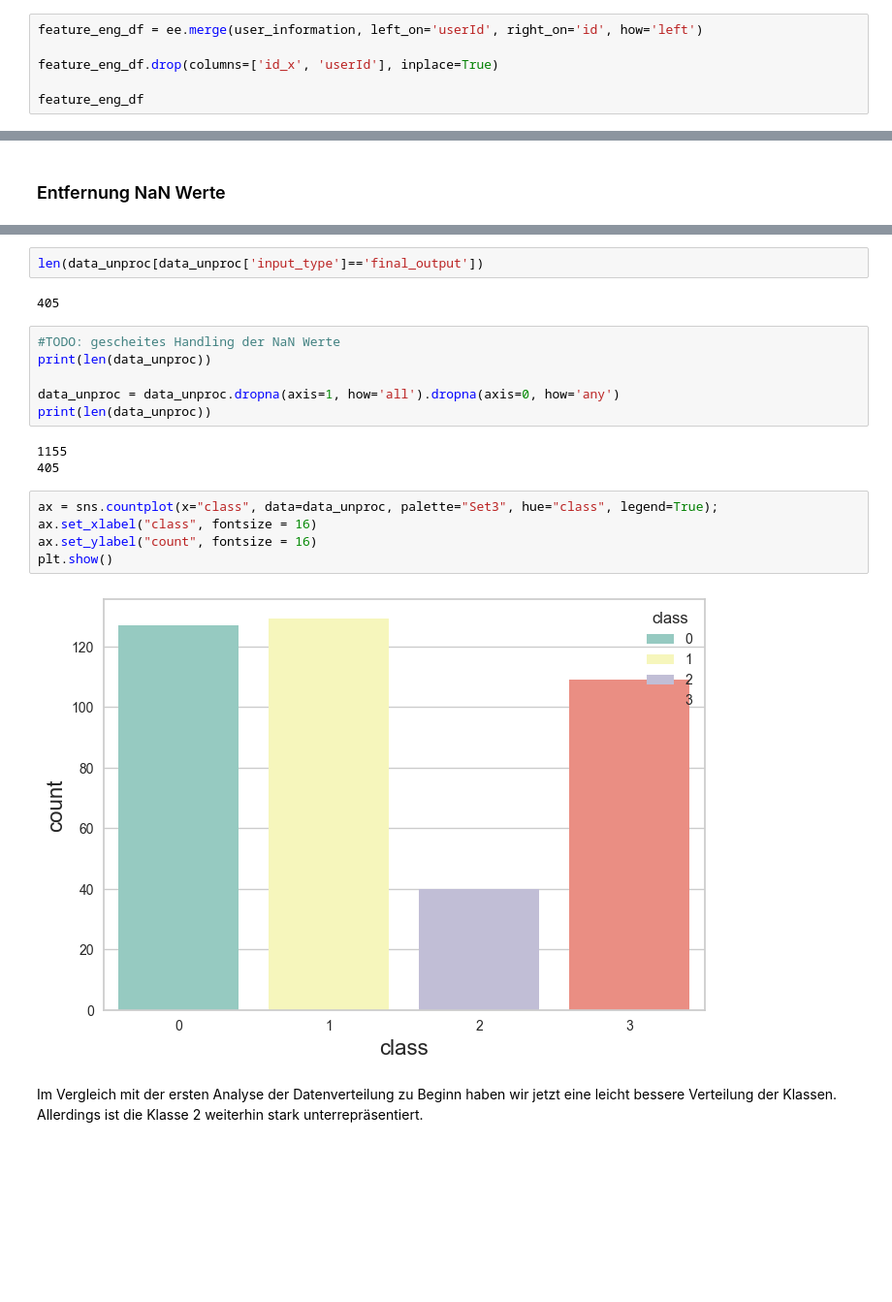
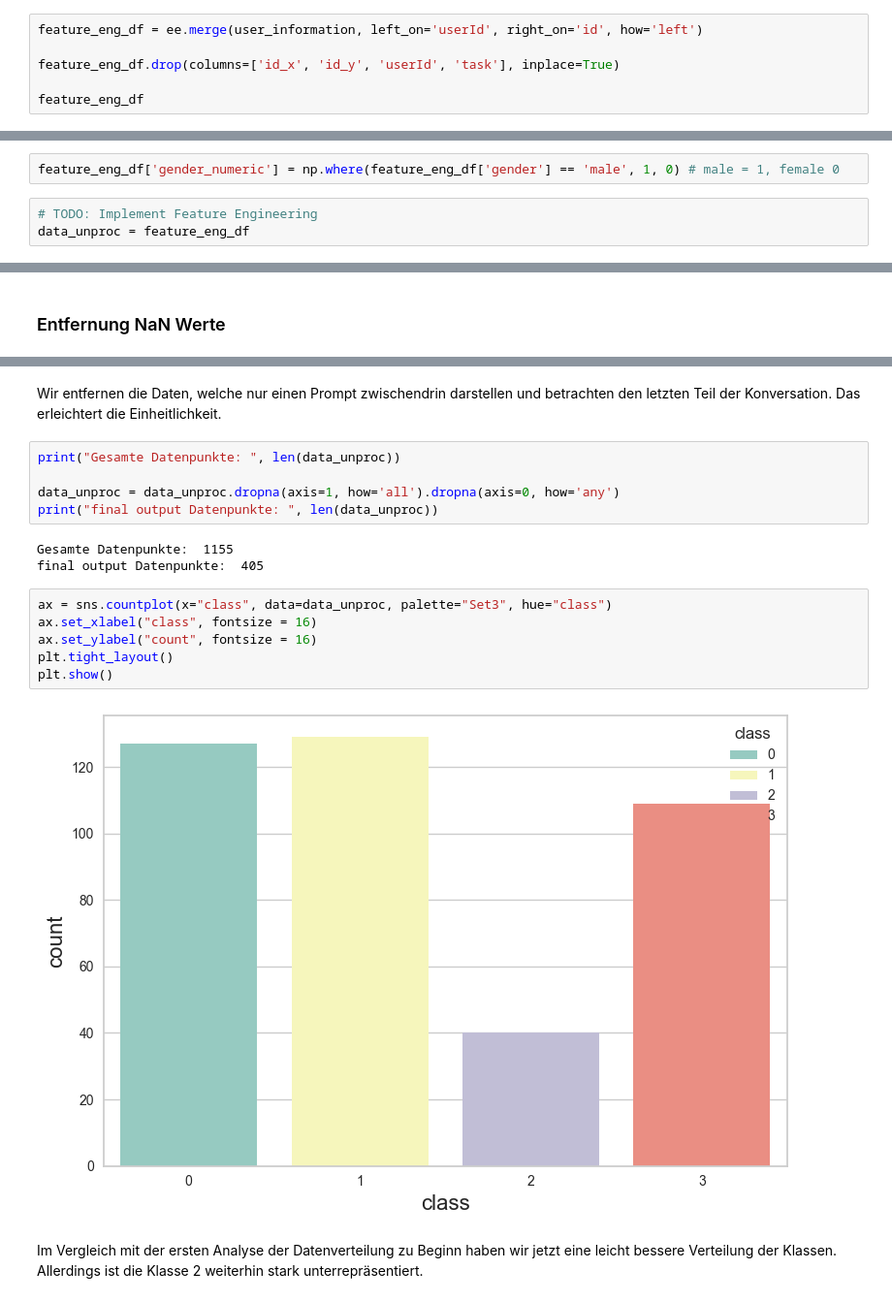
Before and after one commit to MaxiG-ai/user_affectiv_research_llm, a Jupyter notebook: modelling.ipynb, the cells around one changed output, grey strips where cells are left out. Shown at 97% size. Drawn from its saved outputs; the diff is of its cells as text; blank space fills up the shorter version.

```diff
--- a/modelling.ipynb
+++ b/modelling.ipynb
@@ -250,7 +258,7 @@ Im Folgenden fügen wir weitere Features zu den Daten hinzu, von denen wir glaub
 # %%
 feature_eng_df = ee.merge(user_information, left_on='userId', right_on='id', how='left')
 
-feature_eng_df.drop(columns=['id_x', 'userId'], inplace=True)
+feature_eng_df.drop(columns=['id_x', 'id_y', 'userId', 'task'], inplace=True)
 
 feature_eng_df
 # %% [output]
@@ -274,3 +280,8 @@ ee = feature_eng_df
+# %%
+feature_eng_df['gender_numeric'] = np.where(feature_eng_df['gender'] == 'male', 1, 0) # male = 1, female 0
+# %%
+# TODO: Implement Feature Engineering
+data_unproc = feature_eng_df
 # %% [markdown]
 # Train-Test-Split
 # %% [markdown]
@@ -325,23 +337,21 @@ data_unproc.head()
-# %%
-len(data_unproc[data_unproc['input_type']=='final_output'])
-# %% [output]
-405
+# %% [markdown]
+Wir entfernen die Daten, welche nur einen Prompt zwischendrin darstellen und betrachten den letzten Teil der Konversation. Das erleichtert die Einheitlichkeit.
 # %%
-#TODO: gescheites Handling der NaN Werte
-print(len(data_unproc))
+print("Gesamte Datenpunkte: ", len(data_unproc))
 
 data_unproc = data_unproc.dropna(axis=1, how='all').dropna(axis=0, how='any')
-print(len(data_unproc))
+print("final output Datenpunkte: ", len(data_unproc))
 # %% [output]
-1155
-405
+Gesamte Datenpunkte:  1155
+final output Datenpunkte:  405
 # %%
-ax = sns.countplot(x="class", data=data_unproc, palette="Set3", hue="class", legend=True);
+ax = sns.countplot(x="class", data=data_unproc, palette="Set3", hue="class")
 ax.set_xlabel("class", fontsize = 16)
 ax.set_ylabel("count", fontsize = 16)
+plt.tight_layout()
 plt.show()
 # %% [output]
-[figure, old version]
+[figure, new version]
 # %% [markdown]
 Im Vergleich mit der ersten Analyse der Datenverteilung zu Beginn haben wir jetzt eine leicht bessere Verteilung der Klassen. Allerdings ist die Klasse 2 weiterhin stark unterrepräsentiert.
 # %%
```
Also changed, not shown: parts of 48 cells of this notebook.
